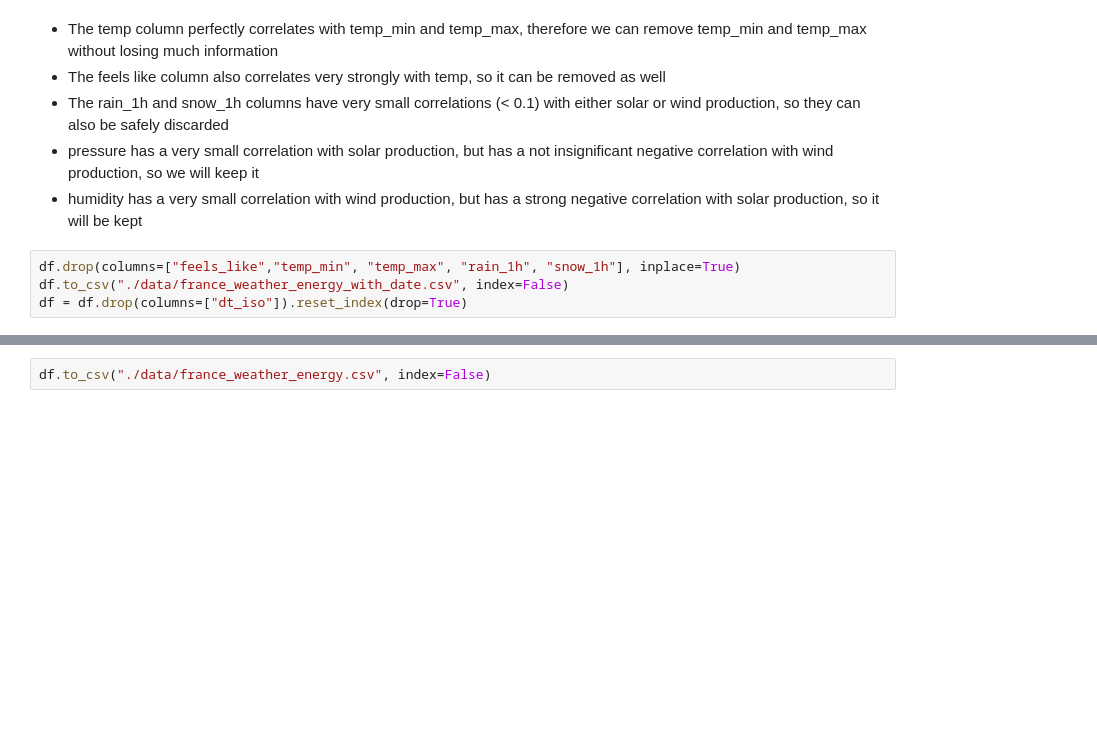
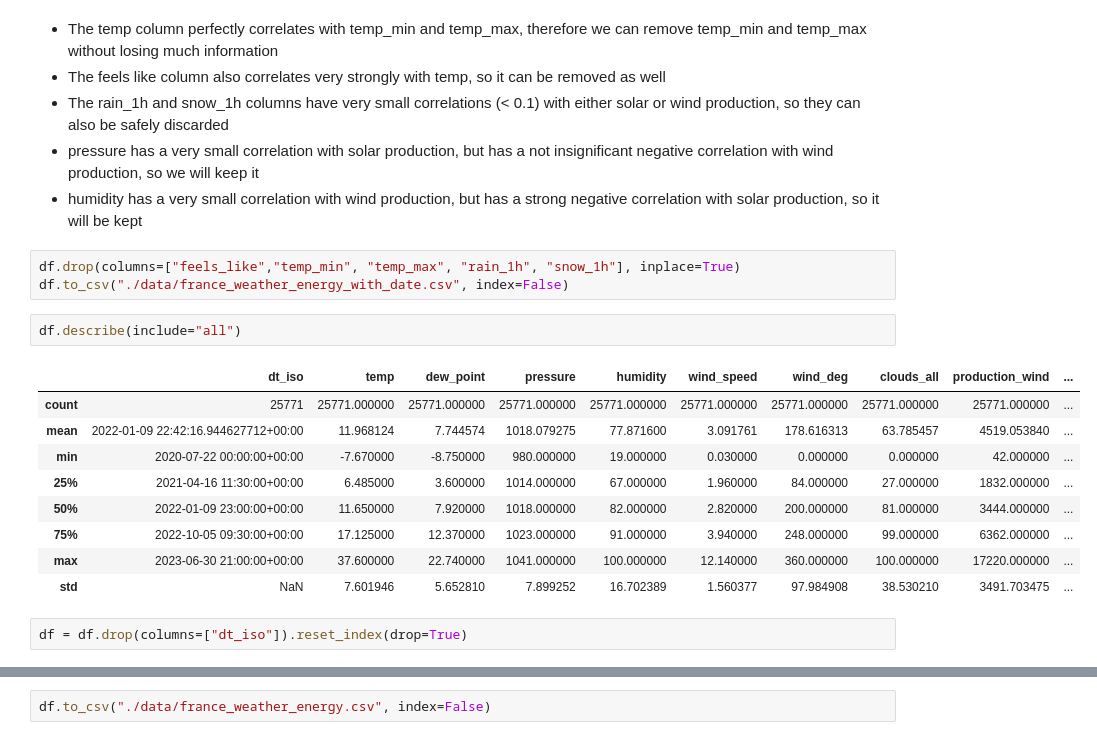
Before and after one commit to ibrahimmkhalid/data-228-project, a Jupyter notebook: exploring.sync.ipynb, the cells around one changed output, grey strips where cells are left out. Drawn from its saved outputs; the diff is of its cells as text; blank space fills up the shorter version.

```diff
--- a/exploring.sync.ipynb
+++ b/exploring.sync.ipynb
@@ -387,7 +397,20 @@ plt.show()
 # %%
 df.drop(columns=["feels_like","temp_min", "temp_max", "rain_1h", "snow_1h"], inplace=True)
 df.to_csv("./data/france_weather_energy_with_date.csv", index=False)
-df = df.drop(columns=["dt_iso"]).reset_index(drop=True)
+# %%
+df.describe(include="all")
+# %% [output]
+|  | dt_iso | temp | dew_point | pressure | humidity | wind_speed | wind_deg | clouds_all | production_wind | ... |
+| count | 25771 | 25771.000000 | 25771.000000 | 25771.000000 | 25771.000000 | 25771.000000 | 25771.000000 | 25771.000000 | 25771.000000 | ... |
+| mean | 2022-01-09 22:42:16.944627712+00:00 | 11.968124 | 7.744574 | 1018.079275 | 77.871600 | 3.091761 | 178.616313 | 63.785457 | 4519.053840 | ... |
+| min | 2020-07-22 00:00:00+00:00 | -7.670000 | -8.750000 | 980.000000 | 19.000000 | 0.030000 | 0.000000 | 0.000000 | 42.000000 | ... |
+| 25% | 2021-04-16 11:30:00+00:00 | 6.485000 | 3.600000 | 1014.000000 | 67.000000 | 1.960000 | 84.000000 | 27.000000 | 1832.000000 | ... |
+| 50% | 2022-01-09 23:00:00+00:00 | 11.650000 | 7.920000 | 1018.000000 | 82.000000 | 2.820000 | 200.000000 | 81.000000 | 3444.000000 | ... |
+| 75% | 2022-10-05 09:30:00+00:00 | 17.125000 | 12.370000 | 1023.000000 | 91.000000 | 3.940000 | 248.000000 | 99.000000 | 6362.000000 | ... |
+| max | 2023-06-30 21:00:00+00:00 | 37.600000 | 22.740000 | 1041.000000 | 100.000000 | 12.140000 | 360.000000 | 100.000000 | 17220.000000 | ... |
+| std | NaN | 7.601946 | 5.652810 | 7.899252 | 16.702389 | 1.560377 | 97.984908 | 38.530210 | 3491.703475 | ... |
+# %%
+df = df.drop(columns=["dt_iso"]).reset_index(drop=True)
 # %%
 plt.figure(figsize=(8, 6))
 corr = df.corr()
```
Also changed, not shown: parts of 10 cells of this notebook, 2 other files.
